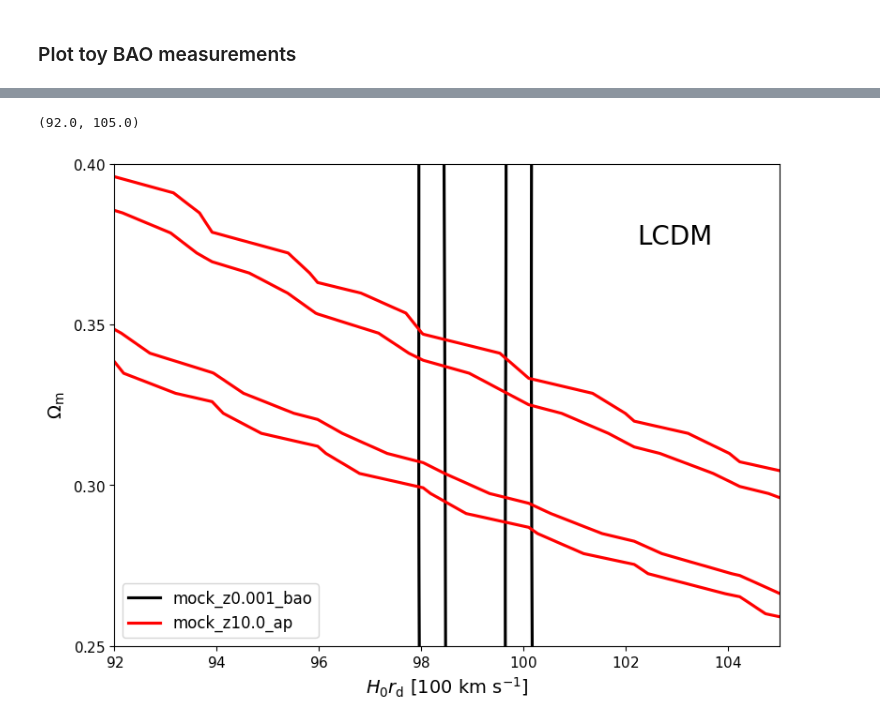
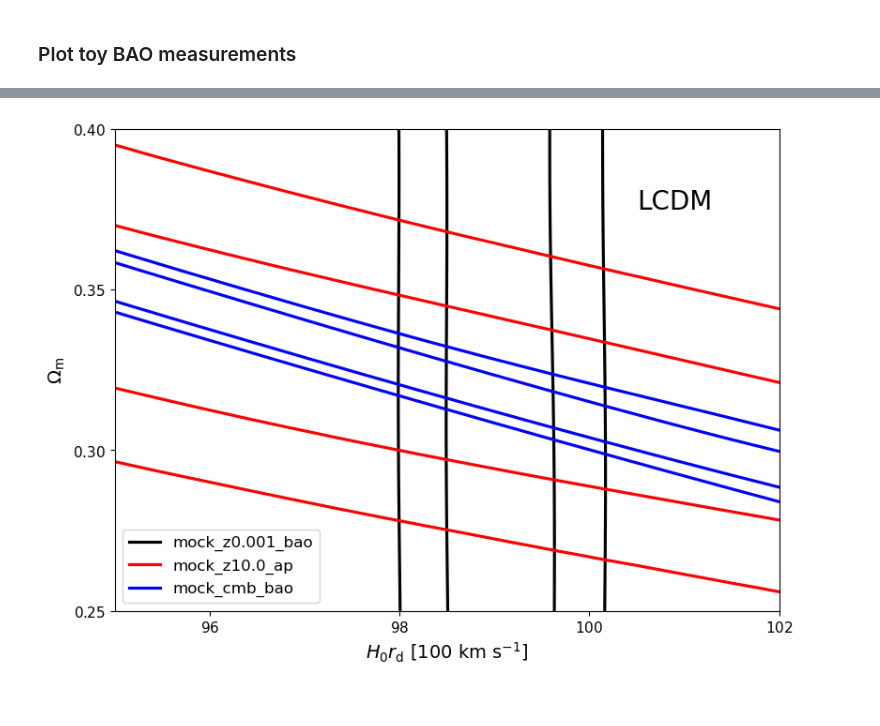
Before and after one commit to andreufont/bao-cosmology, a Jupyter notebook: notebooks/plot_bao.ipynb, the cells around one changed output, grey strips where cells are left out. Saved outputs shown, nothing was run; the diff lists cells and outputs as text; code cells hidden in the pictures.

```diff
--- a/notebooks/plot_bao.ipynb
+++ b/notebooks/plot_bao.ipynb
@@ -10,7 +10,7 @@ from getdist import plots, loadMCSamples
 %matplotlib inline
 # %%
 # figure out configuration for laptop vs NERSC
-laptop=True
+laptop=False
 if laptop:
     cosmo_dir = '/Users/afont/Desktop/bao-cosmology'
 else:
@@ -46,0 +55,13 @@ ax.set_xlim(92, 105)
+# %%
+if not laptop:
+    chains={}
+    for model in ['lcdm', 'olcdm', 'nulcdm', 'w0wa']:
+        chain_path = cosmo_path / 'runs/bao/' / model /'desi-y5'
+        chain = plotting.get_chain(chain_path, ignore_rows=0.2)
+        chains[model] = chain
+    g, ax = plotting.plot_contours(chains, chain_labels=chains.keys(),  params=['hrdrag','omegam'])
+    g.add_text('DESI-Y5 BAO', 0.90, 0.85, fontsize=20)
+    ax.set_xlabel(r'$H_0 r_\mathrm{d}$ [100 $\mathrm{km}$ $\mathrm{s}^{-1}$]')
+    ax.tick_params(axis='both', which='major', labelsize=g.settings.axes_fontsize)
+    ax.set_ylim(0.25, 0.4)
+    ax.set_xlim(92, 105)
@@ -48,7 +71,7 @@ ax.set_xlim(92, 105)
 ### Plot toy BAO measurements
 # %%
 chains={}
-mock_labels = ['mock_z0.001_bao', 'mock_z10.0_ap'] # , 'mock_cmb_bao']
+mock_labels = ['mock_z0.001_bao', 'mock_z10.0_ap', 'mock_cmb_bao']
 for mock_label in mock_labels:
     chain_path = cosmo_path / 'runs/bao/lcdm/' / mock_label
     chain = plotting.get_chain(chain_path, ignore_rows=0.2)
@@ -59,5 +82,5 @@ g.add_text('LCDM', 0.90, 0.85, fontsize=20)
 ax.set_xlabel(r'$H_0 r_\mathrm{d}$ [100 $\mathrm{km}$ $\mathrm{s}^{-1}$]')
 ax.tick_params(axis='both', which='major', labelsize=g.settings.axes_fontsize)
 ax.set_ylim(0.25, 0.4)
-ax.set_xlim(92, 105)
+ax.set_xlim(95, 102)
 # %% [output]
@@ -65,2 +88 @@ WARNING:root:fine_bins_2D not large enough for optimal density: hrdrag, omegam
-(92.0, 105.0)
-[figure, old version]
+[figure, new version]
```
Also changed, not shown: parts of 5 cells of this notebook, 2 other files.
